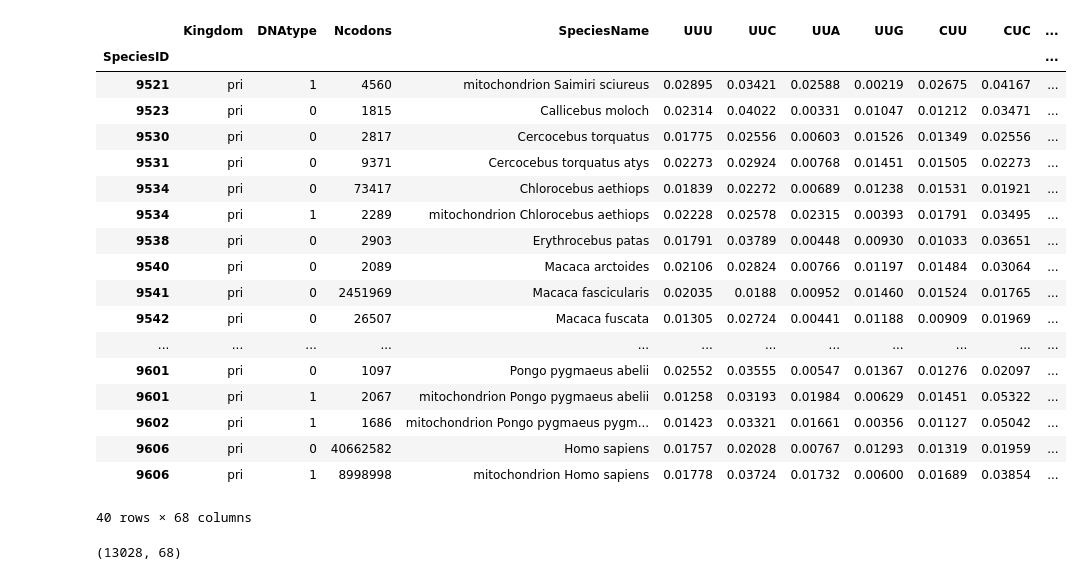
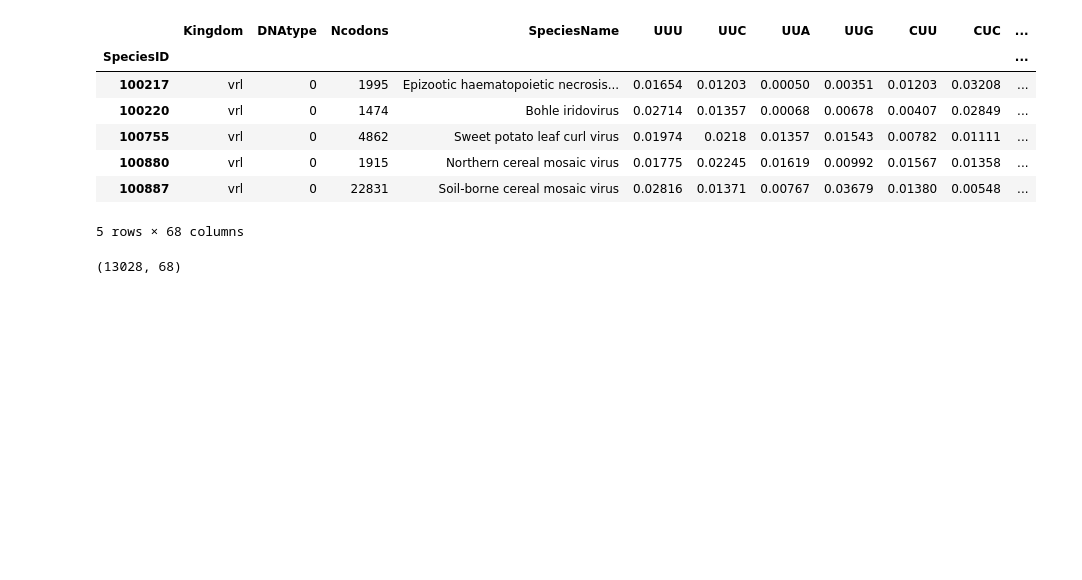
Before and after one commit to cod3astro/ML_practice, a Jupyter notebook: codon_usage.ipynb, the cells around one changed output. Drawn from its saved outputs; the diff is of its cells as text; code cells hidden in the pictures; blank space fills up the shorter version.

```diff
--- a/codon_usage.ipynb
+++ b/codon_usage.ipynb
@@ -9,27 +9,16 @@ import joblib
 # %%
 df = pd.read_csv('codon_usage.csv', index_col='SpeciesID')
 df.drop_duplicates(inplace=True)
-df.tail(40)
+df.head()
 # %% [output]
 |  | Kingdom | DNAtype | Ncodons | SpeciesName | UUU | UUC | UUA | UUG | CUU | CUC | ... |
 | SpeciesID |  |  |  |  |  |  |  |  |  |  | ... |
-| 9521 | pri | 1 | 4560 | mitochondrion Saimiri sciureus | 0.02895 | 0.03421 | 0.02588 | 0.00219 | 0.02675 | 0.04167 | ... |
-| 9523 | pri | 0 | 1815 | Callicebus moloch | 0.02314 | 0.04022 | 0.00331 | 0.01047 | 0.01212 | 0.03471 | ... |
-| 9530 | pri | 0 | 2817 | Cercocebus torquatus | 0.01775 | 0.02556 | 0.00603 | 0.01526 | 0.01349 | 0.02556 | ... |
-| 9531 | pri | 0 | 9371 | Cercocebus torquatus atys | 0.02273 | 0.02924 | 0.00768 | 0.01451 | 0.01505 | 0.02273 | ... |
-| 9534 | pri | 0 | 73417 | Chlorocebus aethiops | 0.01839 | 0.02272 | 0.00689 | 0.01238 | 0.01531 | 0.01921 | ... |
-| 9534 | pri | 1 | 2289 | mitochondrion Chlorocebus aethiops | 0.02228 | 0.02578 | 0.02315 | 0.00393 | 0.01791 | 0.03495 | ... |
-| 9538 | pri | 0 | 2903 | Erythrocebus patas | 0.01791 | 0.03789 | 0.00448 | 0.00930 | 0.01033 | 0.03651 | ... |
-| 9540 | pri | 0 | 2089 | Macaca arctoides | 0.02106 | 0.02824 | 0.00766 | 0.01197 | 0.01484 | 0.03064 | ... |
-| 9541 | pri | 0 | 2451969 | Macaca fascicularis | 0.02035 | 0.0188 | 0.00952 | 0.01460 | 0.01524 | 0.01765 | ... |
-| 9542 | pri | 0 | 26507 | Macaca fuscata | 0.01305 | 0.02724 | 0.00441 | 0.01188 | 0.00909 | 0.01969 | ... |
-| ... | ... | ... | ... | ... | ... | ... | ... | ... | ... | ... | ... |
-| 9601 | pri | 0 | 1097 | Pongo pygmaeus abelii | 0.02552 | 0.03555 | 0.00547 | 0.01367 | 0.01276 | 0.02097 | ... |
-| 9601 | pri | 1 | 2067 | mitochondrion Pongo pygmaeus abelii | 0.01258 | 0.03193 | 0.01984 | 0.00629 | 0.01451 | 0.05322 | ... |
-| 9602 | pri | 1 | 1686 | mitochondrion Pongo pygmaeus pygm... | 0.01423 | 0.03321 | 0.01661 | 0.00356 | 0.01127 | 0.05042 | ... |
-| 9606 | pri | 0 | 40662582 | Homo sapiens | 0.01757 | 0.02028 | 0.00767 | 0.01293 | 0.01319 | 0.01959 | ... |
-| 9606 | pri | 1 | 8998998 | mitochondrion Homo sapiens | 0.01778 | 0.03724 | 0.01732 | 0.00600 | 0.01689 | 0.03854 | ... |
+| 100217 | vrl | 0 | 1995 | Epizootic haematopoietic necrosis... | 0.01654 | 0.01203 | 0.00050 | 0.00351 | 0.01203 | 0.03208 | ... |
+| 100220 | vrl | 0 | 1474 | Bohle iridovirus | 0.02714 | 0.01357 | 0.00068 | 0.00678 | 0.00407 | 0.02849 | ... |
+| 100755 | vrl | 0 | 4862 | Sweet potato leaf curl virus | 0.01974 | 0.0218 | 0.01357 | 0.01543 | 0.00782 | 0.01111 | ... |
+| 100880 | vrl | 0 | 1915 | Northern cereal mosaic virus | 0.01775 | 0.02245 | 0.01619 | 0.00992 | 0.01567 | 0.01358 | ... |
+| 100887 | vrl | 0 | 22831 | Soil-borne cereal mosaic virus | 0.02816 | 0.01371 | 0.00767 | 0.03679 | 0.01380 | 0.00548 | ... |
-40 rows × 68 columns
+5 rows × 68 columns
 # %%
 df.shape
 # %% [output]
```
Also changed, not shown: parts of 7 cells of this notebook.
